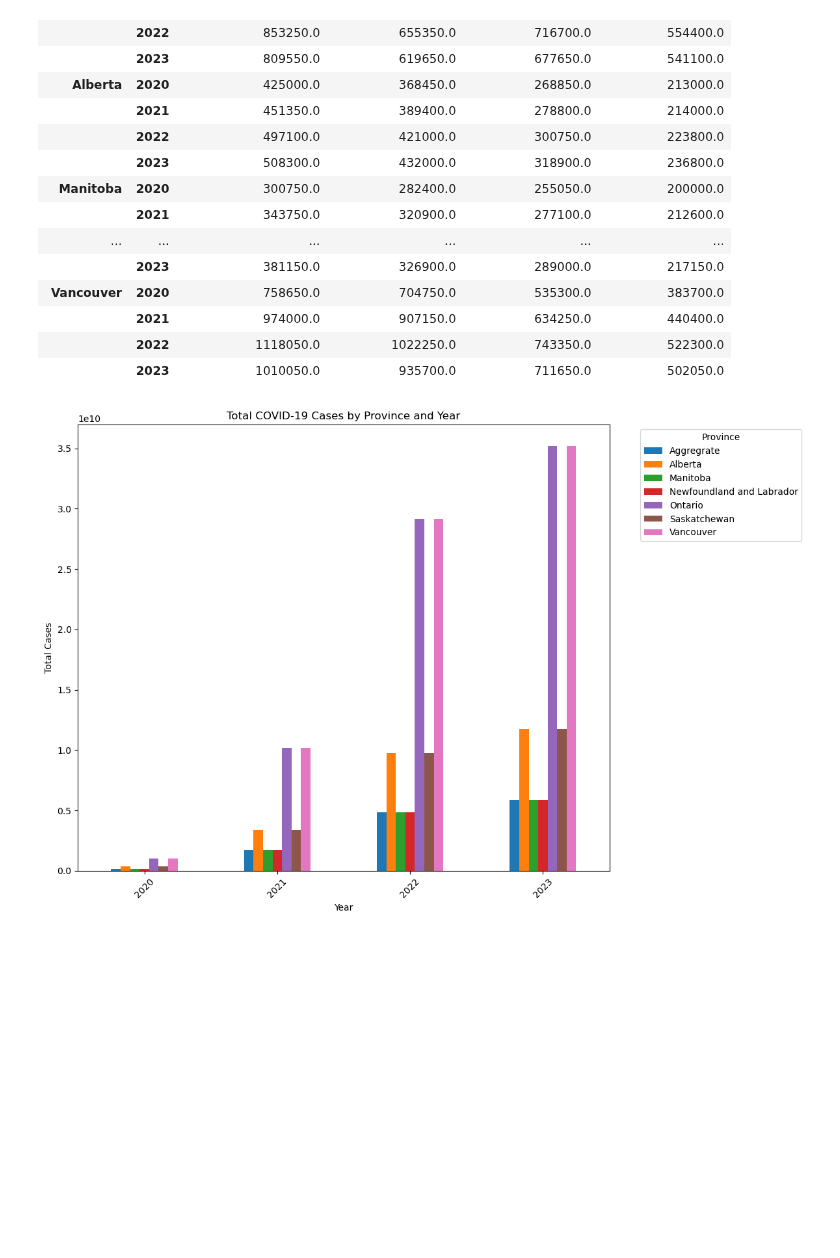
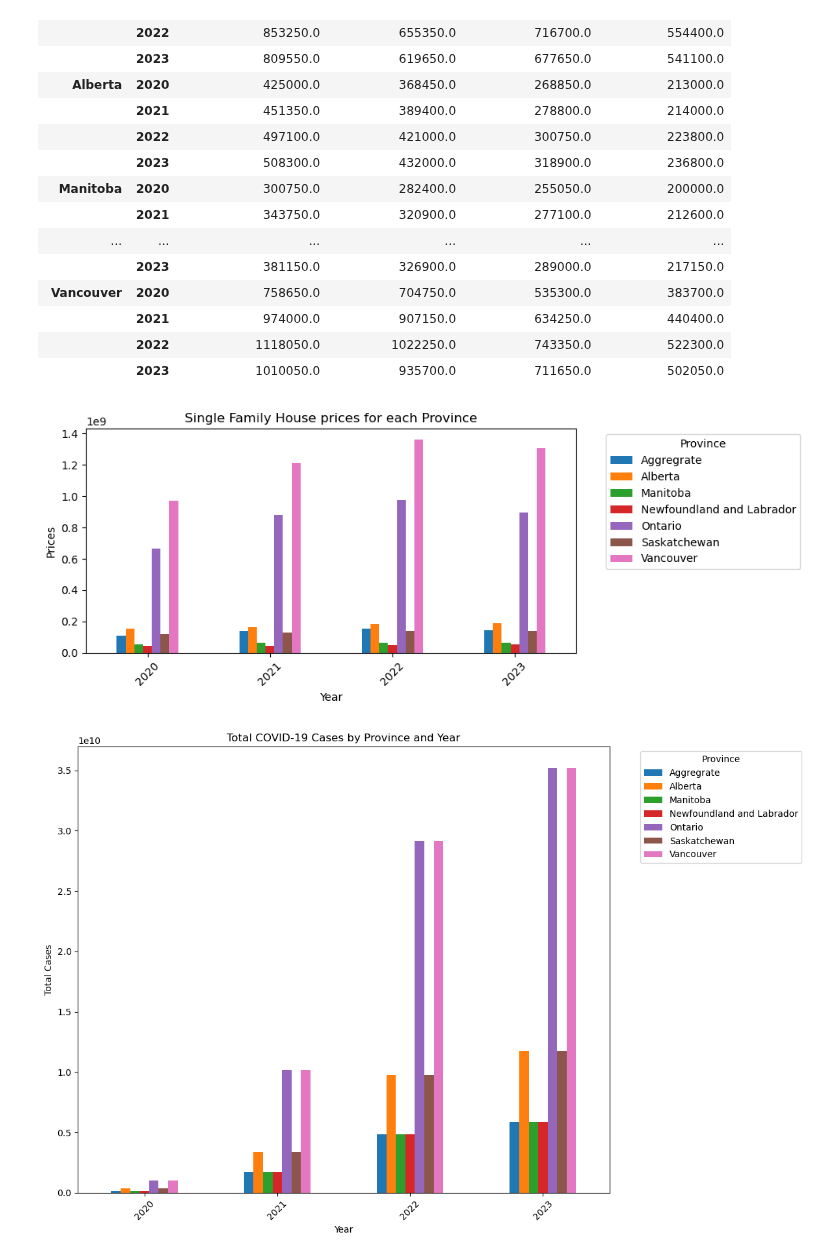
Before and after one commit to JasleenShergill/Covid-s-Effect-on-Real-Estate, a Jupyter notebook: Infection_rate_vs_homeprice(MANA).ipynb, the cells around one changed output. Drawn from its saved outputs; the diff is of its cells as text; code cells hidden in the pictures; blank space fills up the shorter version.

```diff
--- a/Infection_rate_vs_homeprice(MANA).ipynb
+++ b/Infection_rate_vs_homeprice(MANA).ipynb
@@ -360,6 +360,29 @@ homeprices_df
 |  | 2021 | 974000.0 | 907150.0 | 634250.0 | 440400.0 |
 |  | 2022 | 1118050.0 | 1022250.0 | 743350.0 | 522300.0 |
 |  | 2023 | 1010050.0 | 935700.0 | 711650.0 | 502050.0 |
+# %%
+price_province_year_df = covid_realestate_df.groupby(["Province", "Year"])['Single Family House'].sum().reset_index()
+pivot_table = price_province_year_df.pivot(index='Year', columns='Province', values='Single Family House')
+
+# Plotting the pivot table
+pivot_table.plot(kind='bar', figsize=(10, 4))
+
+# Adding titles and labels
+plt.title('Single Family House prices for each Province')
+plt.xlabel('Year')
+plt.ylabel('Prices')
+
+# Rotating x-axis labels for better readability
+plt.xticks(rotation=45)
+
+# Displaying the legend
+plt.legend(title='Province', bbox_to_anchor=(1.05, 1), loc='upper left')
+
+# Showing the plot
+plt.tight_layout()
+plt.show()
+# %% [output]
+[figure, added]
 # %%
 # Grouping by "Province" and "Year", summing the "Total Cases" within each group
 price_province_df = covid_realestate_df.groupby(["Province", "Year"])['Total Cases'].sum().reset_index()
```
Also changed, not shown: 1 other file.
